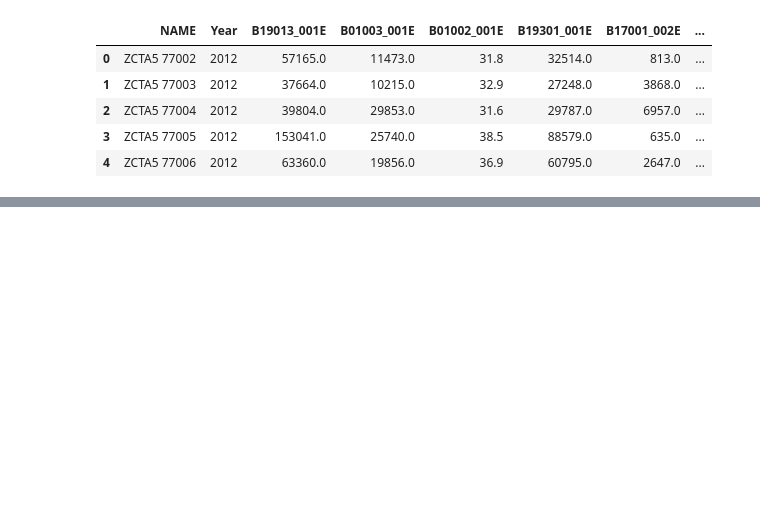
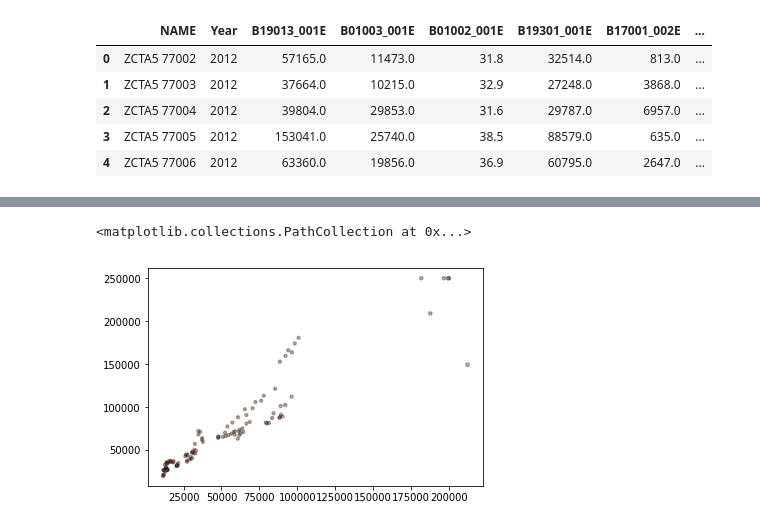
Before and after one commit to NKovich/Houston-Gentrification-Study, a Jupyter notebook: ZipCodeAnalysis.ipynb, the cells around one changed output, grey strips where cells are left out. Saved outputs shown, nothing was run; the diff lists cells and outputs as text; code cells hidden in the pictures; blank space fills up the shorter version.

```diff
--- a/ZipCodeAnalysis.ipynb
+++ b/ZipCodeAnalysis.ipynb
@@ -72,0 +98,7 @@ census_pd.head()
+# %%
+plt.scatter(census_pd["Per Capita Income"], census_pd["Household Income"], marker="o",
+            edgecolors="black", linewidths=1.5,
+            s=census_pd["Median Age"]/5, alpha=0.4, c="coral")
+# %% [output]
+<matplotlib.collections.PathCollection at 0x...>
+[figure, added]
```
Also changed, not shown: parts of 8 cells of this notebook, 1 other file.
